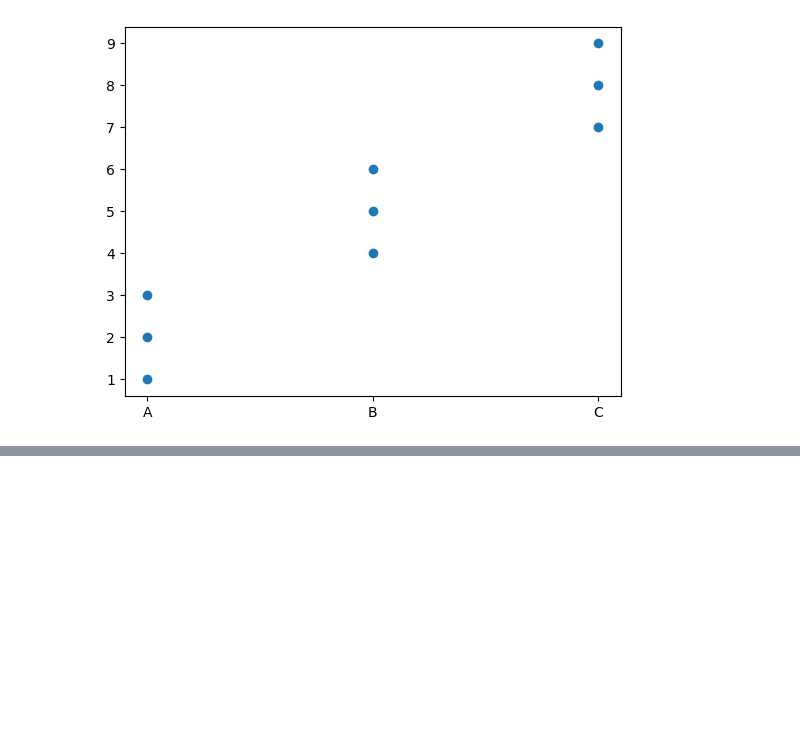
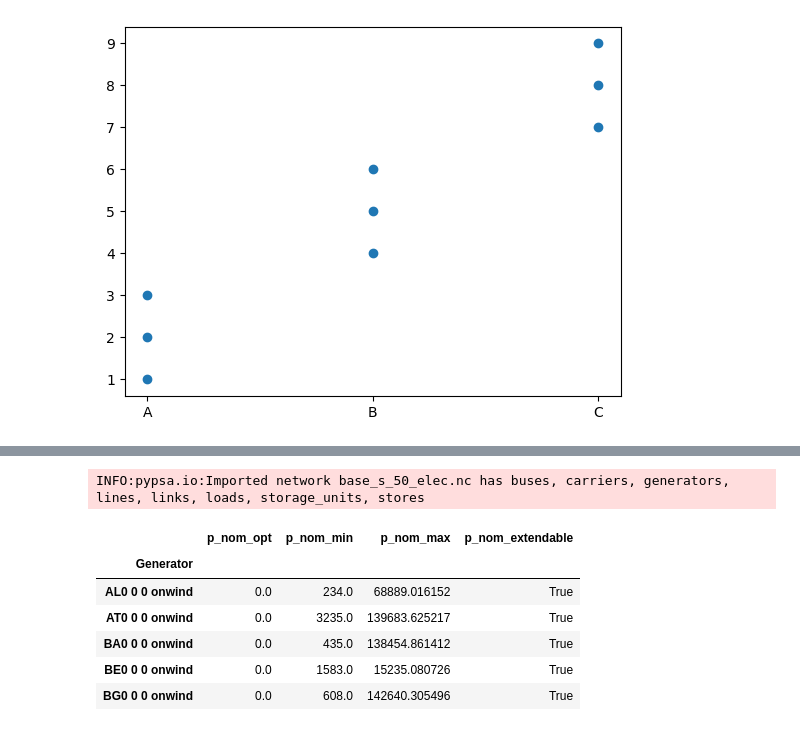
Before and after one commit to LukasFrankenQ/resilient-pypsa-eur, a Jupyter notebook: notebooks/evaluate_constraints.ipynb, the cells around one changed output, grey strips where cells are left out. Drawn from its saved outputs; the diff is of its cells as text; code cells hidden in the pictures; blank space fills up the shorter version.

```diff
--- a/notebooks/evaluate_constraints.ipynb
+++ b/notebooks/evaluate_constraints.ipynb
@@ -145,0 +283,16 @@ plt.scatter(x, y)
+# %%
+m = pypsa.Network(
+    Path.cwd().parent / 'resources' / 'networks' / 'base_s_50_elec.nc'
+)
+# %% [output]
+INFO:pypsa.io:Imported network base_s_50_elec.nc has buses, carriers, generators, lines, links, loads, storage_units, stores
+# %%
+m.generators.loc[m.generators.index.str.contains('onwind'), ['p_nom_opt', 'p_nom_min', 'p_nom_max', 'p_nom_extendable']].head()
+# %% [output]
+|  | p_nom_opt | p_nom_min | p_nom_max | p_nom_extendable |
+| Generator |  |  |  |  |
+| AL0 0 0 onwind | 0.0 | 234.0 | 68889.016152 | True |
+| AT0 0 0 onwind | 0.0 | 3235.0 | 139683.625217 | True |
+| BA0 0 0 onwind | 0.0 | 435.0 | 138454.861412 | True |
+| BE0 0 0 onwind | 0.0 | 1583.0 | 15235.080726 | True |
+| BG0 0 0 onwind | 0.0 | 608.0 | 142640.305496 | True |
```
Also changed, not shown: parts of 12 cells of this notebook, 4 other files.
